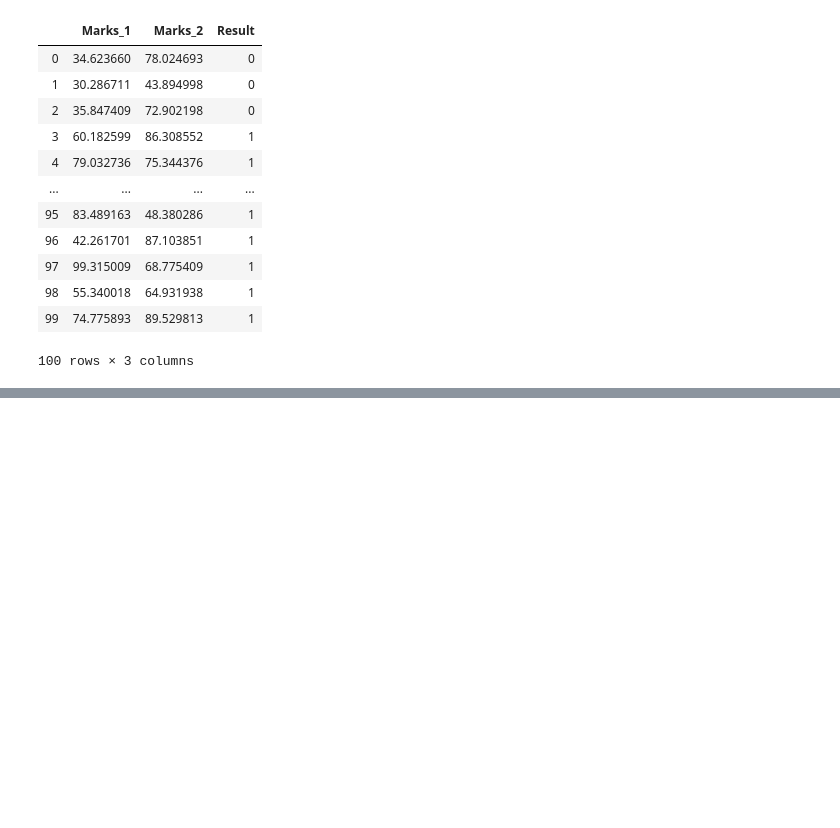
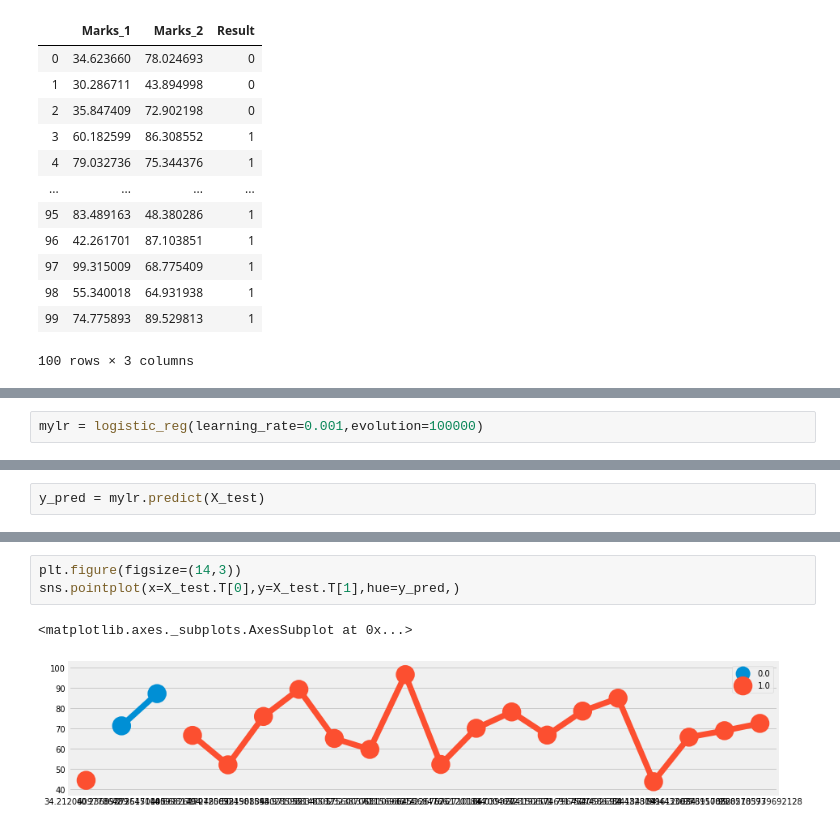
Before and after one commit to wasifekbal/linear_regression, a Jupyter notebook: Logistic_Regression_Task_2.ipynb, the cells around one changed output, grey strips where cells are left out. Cells and saved outputs as stored; diff of their text form; blank space fills up the shorter version.

```diff
--- a/Logistic_Regression_Task_2.ipynb
+++ b/Logistic_Regression_Task_2.ipynb
@@ -21,0 +84,2 @@ df
+# %%
+mylr = logistic_reg(learning_rate=0.001,evolution=100000)
@@ -21,0 +102,2 @@ df
+# %%
+y_pred = mylr.predict(X_test)
@@ -21,0 +114,6 @@ df
+# %%
+plt.figure(figsize=(14,3))
+sns.pointplot(x=X_test.T[0],y=X_test.T[1],hue=y_pred,)
+# %% [output]
+<matplotlib.axes._subplots.AxesSubplot at 0x...>
+[figure, added]
```
Also changed, not shown: parts of 17 cells of this notebook.
